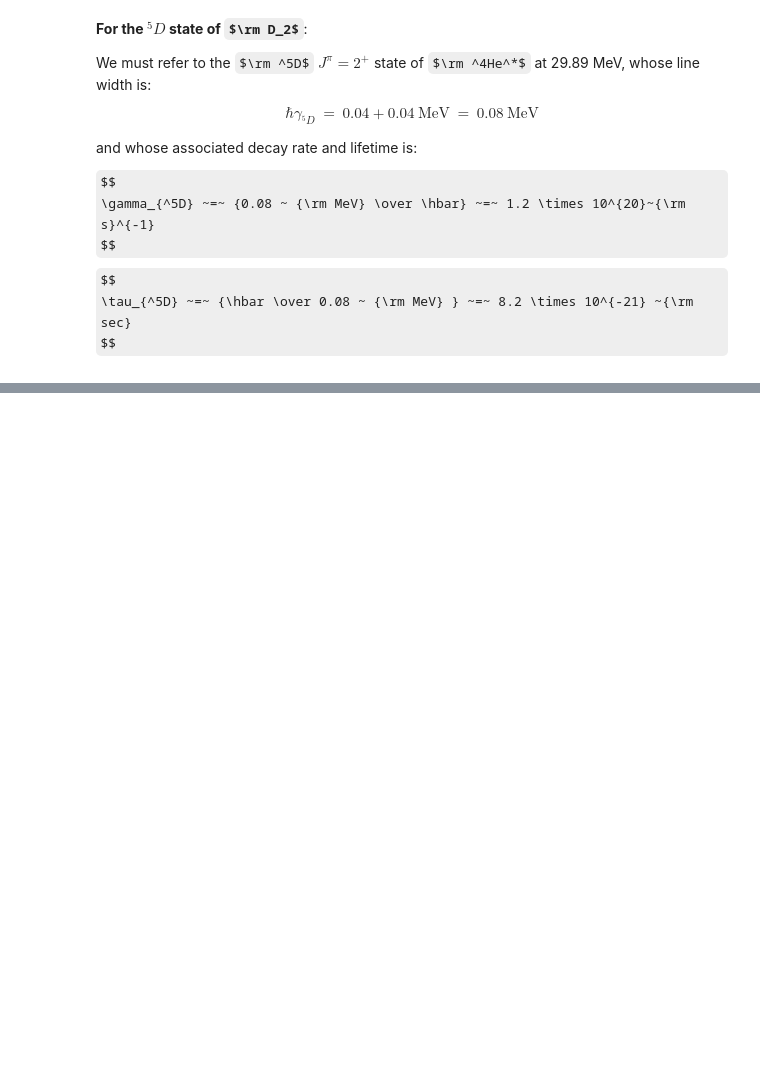
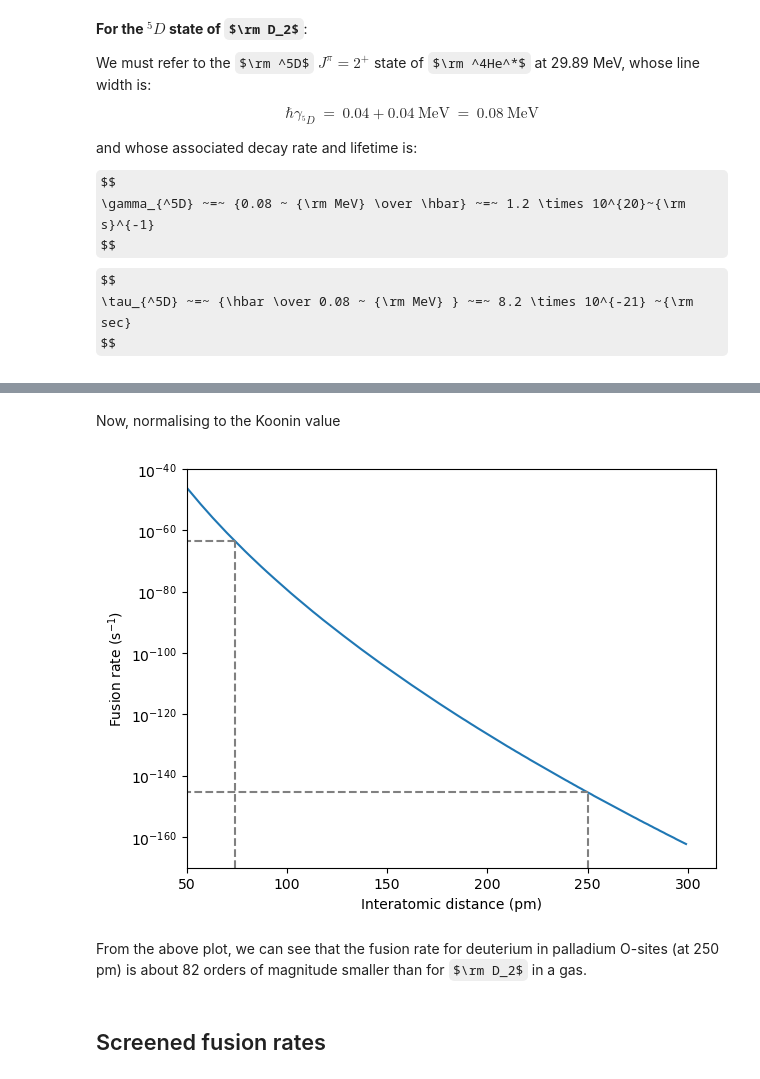
Before and after one commit to project-ida/nuclear-reactions, a Jupyter notebook: fusion-rates.ipynb, the cells around one changed output, grey strips where cells are left out. Saved outputs shown, nothing was run; the diff lists cells and outputs as text; code cells hidden in the pictures; some formulas as TeX source; blank space fills up the shorter version.

```diff
--- a/fusion-rates.ipynb
+++ b/fusion-rates.ipynb
@@ -480,0 +563,3 @@ gamow_results
+# %%
+state_5S = states[1]
+state_5S
@@ -480,0 +603,53 @@ gamow_results
+# %% [markdown]
+Now, normalising to the Koonin value
+# %%
+Koonin_norm = 3e-64/gamow_many_r[gamow_many_r["$r_2$"]==74000]["$\Gamma$"].values[0]
+gamow_many_r["$\Gamma$ (normalised)"] = gamow_many_r["$\Gamma$"]*Koonin_norm
+# %%
+plt.plot(gamow_many_r["$r_2$"]/1e3, gamow_many_r["$\Gamma$ (normalised)"])
+
+# Closest values to 74000 and 250000
+target_values = [74000, 250000]
+closest_points = gamow_many_r.iloc[[abs(gamow_many_r["$r_2$"] - target).idxmin() for target in target_values]]
+
+# Adding vertical and horizontal lines for the closest points
+for _, row in closest_points.iterrows():
+    r_value = row["$r_2$"]
+    gamma_value = row["$\Gamma$ (normalised)"]
+    # Vertical line from bottom to the curve
+    plt.plot([r_value / 1e3, r_value / 1e3], [1e-170, gamma_value], color='gray', linestyle='--')
+    # Horizontal line from the vertical line to the y-axis
+    plt.plot([0, r_value / 1e3], [gamma_value, gamma_value], color='gray', linestyle='--')
+
+plt.yscale('log')  # Set the y-axis to logarithmic scale
+plt.yticks([1e-40,1e-60,1e-80, 1e-100, 1e-120, 1e-140, 1e-160])
+
+plt.xlabel('Interatomic distance (pm)')
+plt.ylabel('Fusion rate (s$^{-\mathregular{1}}$)')
+
+plt.xlim(left=gamow_many_r["$r_2$"].min()/1e3)
+
+plt.ylim(ymin=1e-170)
+
+plt.tight_layout()
+
+plt.show()
+# plt.savefig("fusion-rate-distance.png", dpi=600)
+
+# # COMMENTED OUT CODE CAN BE USED TO REPRODUCE THE FORMAT OF PLOTS FROM https://doi.org/10.1088/1367-2630/ad091c
+# fig, ax = plt.subplots(figsize=(8, 6))
+# plt.yticks([1e-40,1e-60,1e-80, 1e-100, 1e-120, 1e-140, 1e-160], [f"{tick:.0E}" for tick in y_ticks])
+# plt.xlabel('Interatomic distance (pm)', fontsize=25, fontname='Arial')
+# plt.ylabel('Fusion rate (s$^{-\mathregular{1}}$)', fontsize=25, fontname='Arial')
+# plt.xticks(fontsize=25, fontname='Arial')
+# plt.yticks(fontsize=25, fontname='Arial')
+# plt.gca().invert_xaxis()
+# ax = plt.gca()
+# ax.spines['top'].set_visible(False)
+# ax.spines['right'].set_visible(False)
+# %% [output]
+[figure, added]
+# %% [markdown]
+From the above plot, we can see that the fusion rate for deuterium in palladium O-sites (at 250 pm) is about 82 orders of magnitude smaller than for $\rm D_2$ in a gas.
+# %% [markdown]
+## Screened fusion rates
```
Also changed, not shown: parts of 50 cells of this notebook, 1 other file.
